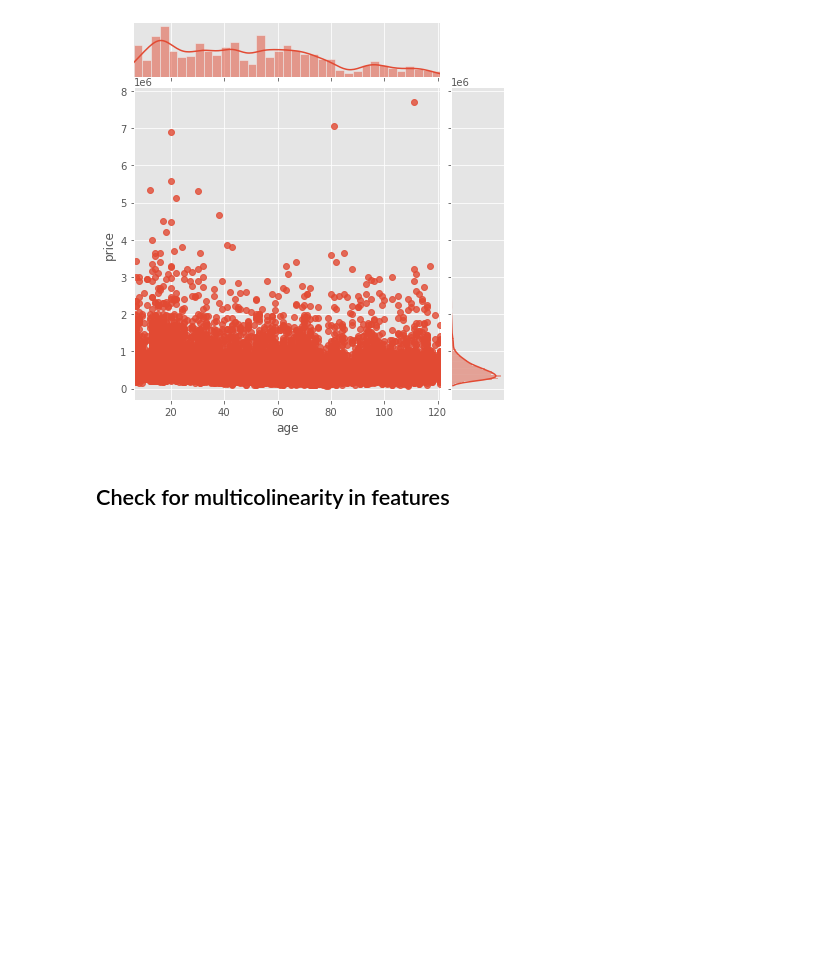
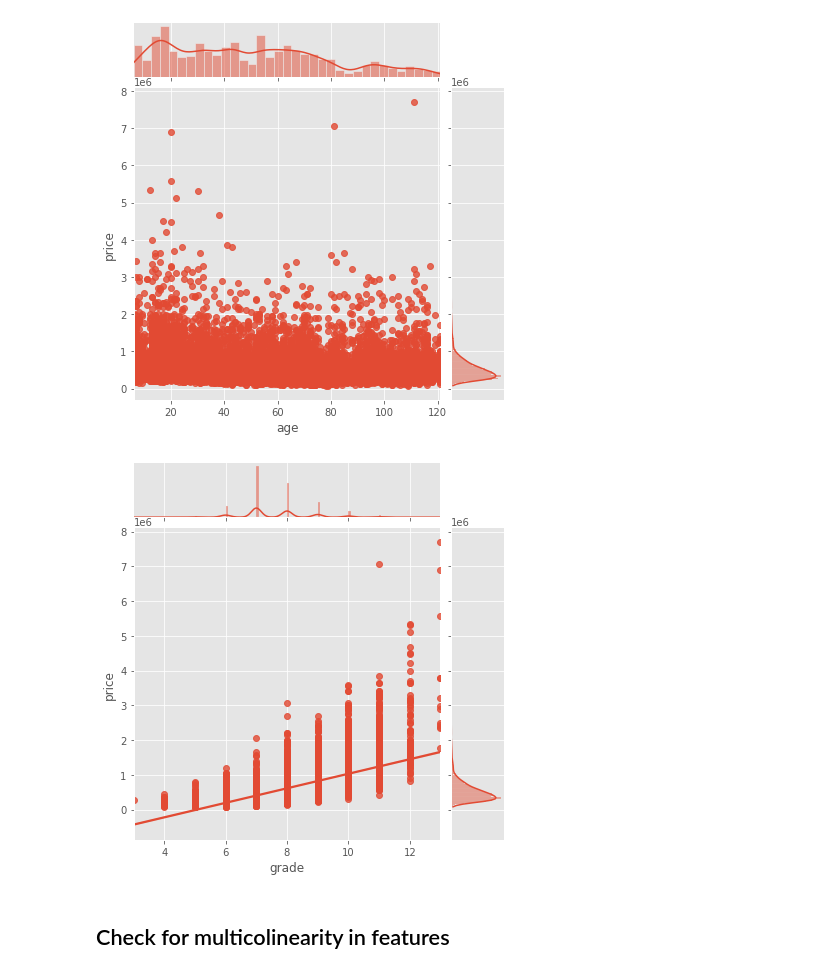
Before and after one commit to SunTzuLombardi/HomeRegression, a Jupyter notebook: HomeRegression.ipynb, the cells around one changed output. Cells and saved outputs as stored; diff of their text form; code cells hidden in the pictures; blank space fills up the shorter version.

```diff
--- a/HomeRegression.ipynb
+++ b/HomeRegression.ipynb
@@ -474,3 +278,7 @@ sns.jointplot(x='age',y='price', data=hddf, kind='reg');
 [figure]
 # %%
 not linear
+# %%
+sns.jointplot(x='grade',y='price', data=hddf, kind='reg');
+# %% [output]
+[figure, added]
```
Also changed, not shown: parts of 24 cells of this notebook.
